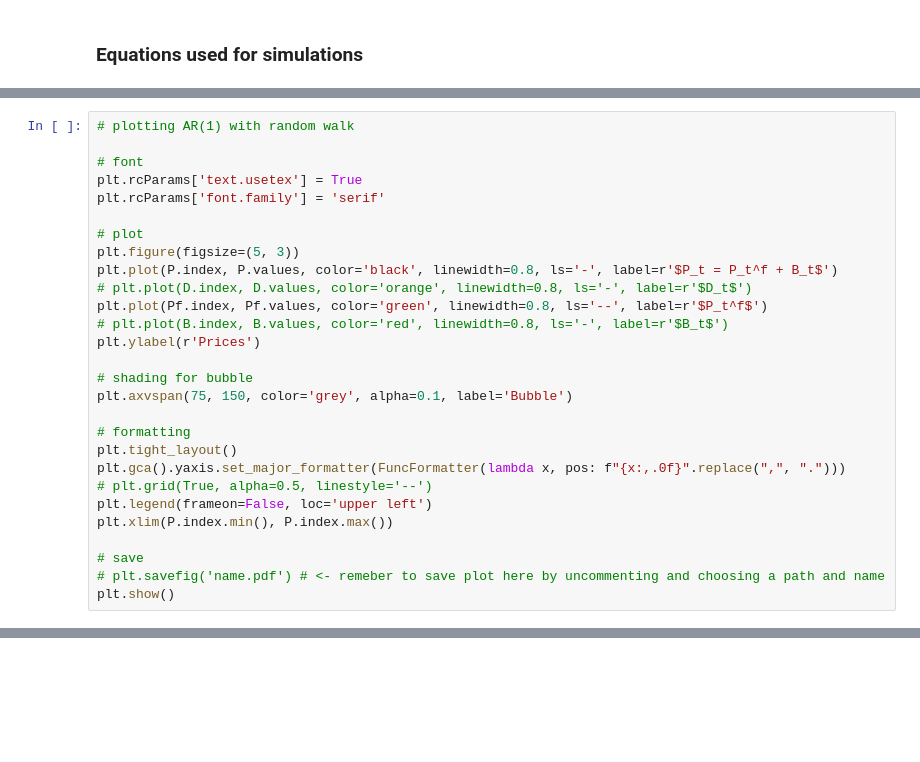
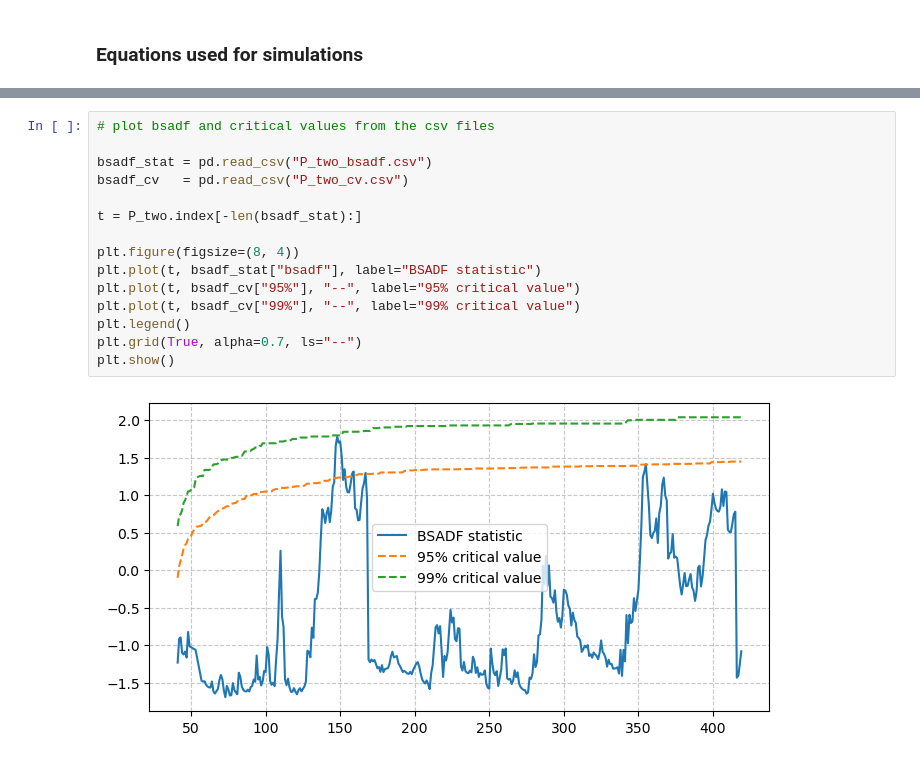
Before and after one commit to emilfriis/Bachelor, a Jupyter notebook: emil/simulationstudy.ipynb, the cells around one changed output, grey strips where cells are left out. Drawn from its saved outputs; the diff is of its cells as text; blank space fills up the shorter version.

```diff
--- a/emil/simulationstudy.ipynb
+++ b/emil/simulationstudy.ipynb
@@ -80,28 +103,0 @@ D, Pf, B, P = simulation_master_v2.simulate_price_with_bubbles(
-# %%
-# plotting AR(1) with random walk
-
-# font
-plt.rcParams['text.usetex'] = True
-plt.rcParams['font.family'] = 'serif'
-
-# plot
-plt.figure(figsize=(5, 3))
-plt.plot(P.index, P.values, color='black', linewidth=0.8, ls='-', label=r'$P_t = P_t^f + B_t$')
-# plt.plot(D.index, D.values, color='orange', linewidth=0.8, ls='-', label=r'$D_t$')
-plt.plot(Pf.index, Pf.values, color='green', linewidth=0.8, ls='--', label=r'$P_t^f$')
-# plt.plot(B.index, B.values, color='red', linewidth=0.8, ls='-', label=r'$B_t$')
-plt.ylabel(r'Prices')
-
-# shading for bubble
-plt.axvspan(75, 150, color='grey', alpha=0.1, label='Bubble')
-
-# formatting
-plt.tight_layout()
-plt.gca().yaxis.set_major_formatter(FuncFormatter(lambda x, pos: f"{x:,.0f}".replace(",", ".")))
-# plt.grid(True, alpha=0.5, linestyle='--')
-plt.legend(frameon=False, loc='upper left')
-plt.xlim(P.index.min(), P.index.max())
-
-# save
-# plt.savefig('name.pdf') # <- remeber to save plot here by uncommenting and choosing a path and name
-plt.show()
@@ -109,0 +222,17 @@ plt.show()
+# %%
+# plot bsadf and critical values from the csv files
+
+bsadf_stat = pd.read_csv("P_two_bsadf.csv")
+bsadf_cv   = pd.read_csv("P_two_cv.csv")
+
+t = P_two.index[-len(bsadf_stat):]
+
+plt.figure(figsize=(8, 4))
+plt.plot(t, bsadf_stat["bsadf"], label="BSADF statistic")
+plt.plot(t, bsadf_cv["95%"], "--", label="95% critical value")
+plt.plot(t, bsadf_cv["99%"], "--", label="99% critical value")
+plt.legend()
+plt.grid(True, alpha=0.7, ls="--")
+plt.show()
+# %% [output]
+[figure, added]
```
Also changed, not shown: parts of 11 cells of this notebook, 7 other files.
